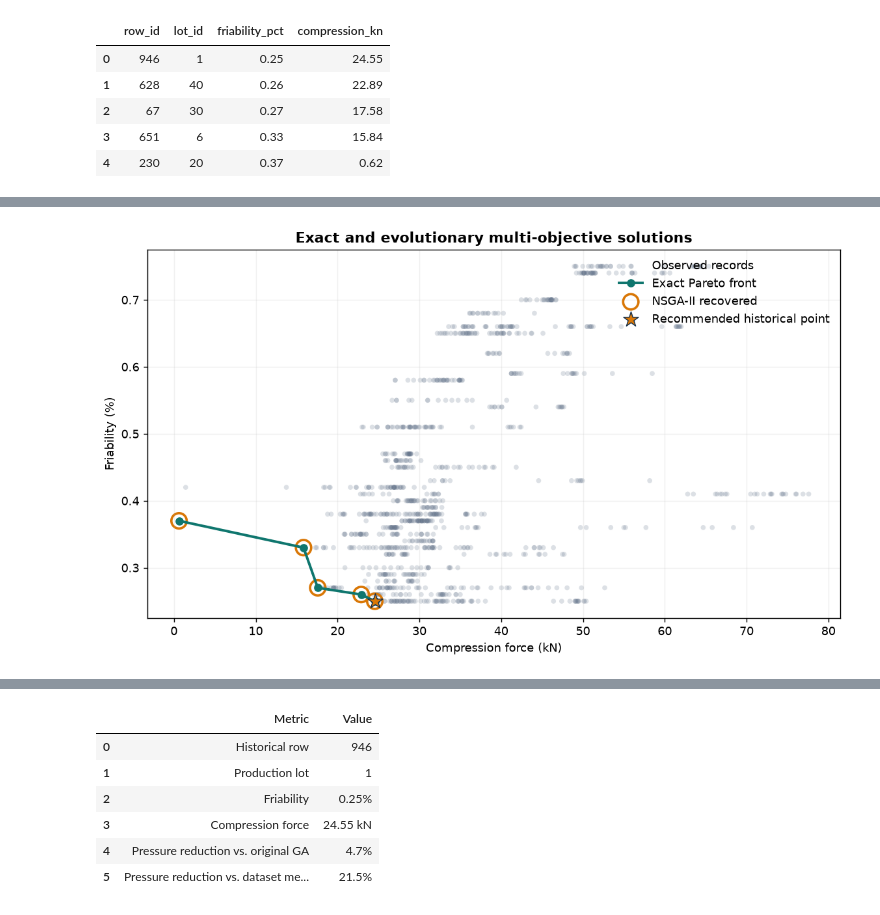
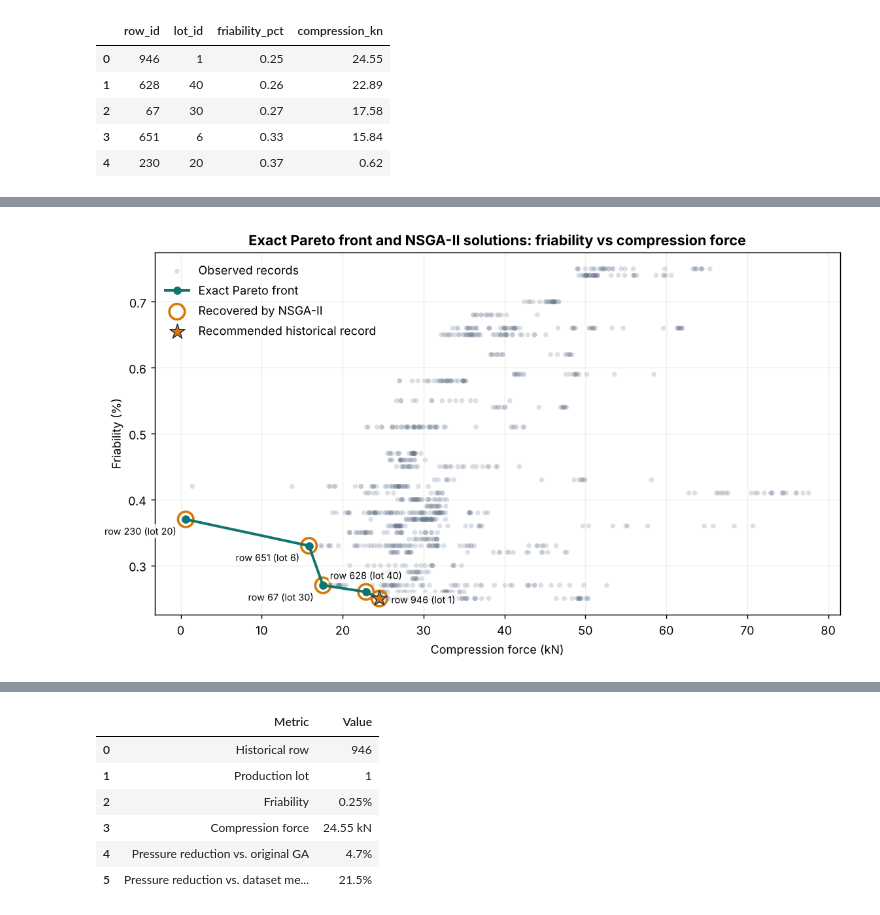
Before and after one commit to Arielo00/Pastillas, a Jupyter notebook: 01_multiobjective_tablet_optimization.ipynb, the cells around one changed output, grey strips where cells are left out. Cells and saved outputs as stored; diff of their text form; code cells hidden in the pictures.

```diff
--- a/01_multiobjective_tablet_optimization.ipynb
+++ b/01_multiobjective_tablet_optimization.ipynb
@@ -76,12 +105,4 @@ plt.rcParams.update({
 # %%
-from __future__ import annotations
-
-from pathlib import Path
-
-import numpy as np
-import pandas as pd
-
-
 COLUMN_MAP = {
     "Unnamed: 0": "row_id",
     "indice_lote": "lot_id",
@@ -123,7 +144,10 @@ def load_production_data(path: str | Path) -> pd.DataFrame:
     data_path = Path(path)
     if not data_path.exists():
         raise FileNotFoundError(
-            f"Dataset not found at {data_path}. See data/README.md for setup."
+            f"Dataset not found at {data_path}. The production data is not distributed "
+            "with this repository. Provide a CSV file at this path containing the raw "
+            f"columns {list(COLUMN_MAP)}, with friability ('friab') expressed as a "
+            "fraction between 0 and 1."
         )
 
     raw_data = pd.read_csv(data_path)
@@ -143,7 +167,7 @@ def load_production_data(path: str | Path) -> pd.DataFrame:
     if not data["friability_fraction"].between(0, 1).all():
         raise ValueError("Friability must be expressed as a fraction between 0 and 1.")
     if data["compression_kn"].le(0).any():
-        raise ValueError("Compression pressure must be positive.")
+        raise ValueError("Compression force must be positive.")
 
     data["row_id"] = data["row_id"].astype(int)
     data["lot_id"] = data["lot_id"].astype(int)
@@ -162,6 +186,7 @@ def summarize_data_quality(data: pd.DataFrame) -> dict[str, int | float | bool]:
         "lots": int(data["lot_id"].nunique()),
         "missing_values": int(data.isna().sum().sum()),
         "duplicate_rows": int(data.duplicated().sum()),
+        "repeated_rows_without_id": int(data.drop(columns="row_id").duplicated().sum()),
         "friability_constant_within_lot": bool(
             data.groupby("lot_id")["friability_pct"].nunique().eq(1).all()
         ),
@@ -669,33 +912,53 @@ display(ga_summary)
 # %%
+def label_front_points(axis, x_values, y_values, labels) -> None:
+    # Place labels so that neighbouring front points do not overlap:
+    # the highest-force point is labelled to the right, the next one above,
+    # and the remaining points below-left.
+    order = np.argsort(np.asarray(x_values))[::-1]
+    for rank, index in enumerate(order):
+        offset, alignment = [((10, -4), "left"), ((0, 11), "center")][rank] if rank < 2 else ((-8, -13), "right")
+        axis.annotate(
+            labels[index], (x_values[index], y_values[index]),
+            xytext=offset, textcoords="offset points", ha=alignment, fontsize=8,
+            bbox=dict(boxstyle="round,pad=0.15", facecolor="white", edgecolor="none", alpha=0.85),
+        )
+
+
 recommendation = exact_front.sort_values(["friability_pct", "compression_kn"]).iloc[0]
 ordered_front = exact_front.sort_values("compression_kn")
 
 figure, axis = plt.subplots(figsize=(9, 5.3))
 axis.scatter(
     data["compression_kn"], data["friability_pct"],
     s=18, alpha=0.22, color=SLATE, edgecolors="none", label="Observed records"
 )
 axis.plot(
     ordered_front["compression_kn"], ordered_front["friability_pct"],
     marker="o", linewidth=2.2, color=TEAL, label="Exact Pareto front"
 )
 axis.scatter(
     ga_result.front["compression_kn"], ga_result.front["friability_pct"],
     s=170, facecolors="none", edgecolors=GOLD, linewidth=2,
-    label="NSGA-II recovered"
+    label="Recovered by NSGA-II"
 )
 axis.scatter(
     [recommendation["compression_kn"]], [recommendation["friability_pct"]],
     marker="*", s=180, color=GOLD, edgecolor=NAVY, linewidth=0.8,
-    label="Recommended historical point", zorder=5
+    label="Recommended historical record", zorder=5
+)
+label_front_points(
+    axis,
+    exact_front["compression_kn"].to_numpy(),
+    exact_front["friability_pct"].to_numpy(),
+    [f"row {int(row)} (lot {int(lot)})" for row, lot in zip(exact_front["row_id"], exact_front["lot_id"])],
 )
 axis.set(
-    title="Exact and evolutionary multi-objective solutions",
+    title="Exact Pareto front and NSGA-II solutions: friability vs compression force",
     xlabel="Compression force (kN)",
     ylabel="Friability (%)",
 )
-axis.legend(loc="upper right")
+axis.legend(loc="upper left")
 figure.tight_layout()
 plt.show()
 # %% [output]
-[figure, old version]
+[figure, new version]
```
Also changed, not shown: parts of 45 cells of this notebook.
